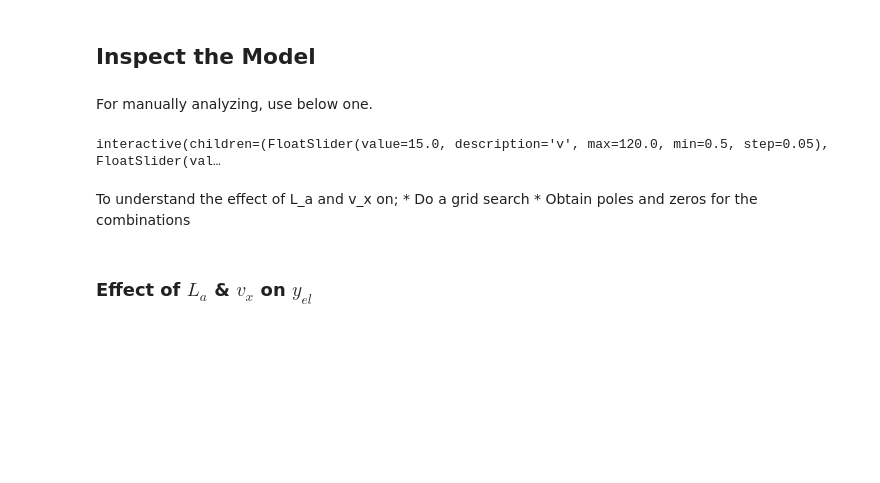
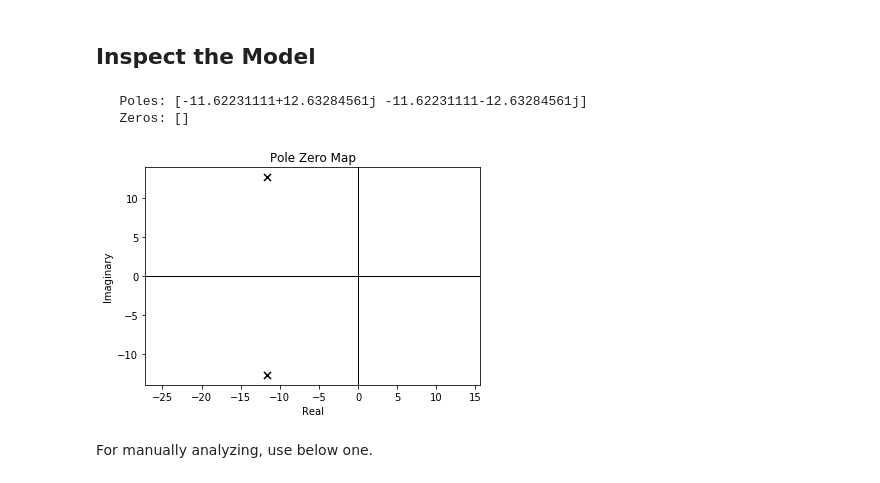
Before and after one commit to berkistayn/me537, a Jupyter notebook: midterm_I_code.ipynb, the cells around one changed output. Saved outputs shown, nothing was run; the diff lists cells and outputs as text; code cells hidden in the pictures; blank space fills up the shorter version.

```diff
--- a/midterm_I_code.ipynb
+++ b/midterm_I_code.ipynb
@@ -18,10 +20,19 @@ l_r_std = 1.42
 C_f_std = 160000
 C_r_std = 180000
 
+def generate_A_globalcoord(v_x, m=m_std, C_f=C_f_std, C_r=C_r_std,
+                 l_f=l_f_std, l_r=l_r_std, I_z=I_z_std):
+    return np.array([
+        [-1*(C_f+C_r)/(m*v_x), (C_r*l_r-C_f*l_f)/(m*v_x) - v_x],
+        [(C_r*l_r+C_f*l_f)/(I_z*v_x), -1*(l_f**2*C_f+l_r**2*C_r)/(I_z*v_x)]
+    ]).reshape(2, 2)
+
+def generate_B_globalcoord(m=m_std, C_f=C_f_std, l_f=l_f_std, I_z=I_z_std):
+    return np.array([C_f/m, l_f*C_f/I_z]).reshape(2, 1)
 
 def generate_A(v_x, L_a, m=m_std, C_f=C_f_std, C_r=C_r_std,
                  l_f=l_f_std, l_r=l_r_std, I_z=I_z_std):
-    A_gen = np.array([[0, 1, 0, 0],
+    return np.array([[0, 1, 0, 0],
                       [0, -1*(C_f+C_r)/(m*v_x),
    L_a*(C_f+C_r)/(m*v_x) + (C_f+C_r)/m
       + L_a*(L_a+v_x)*(C_f*l_f-C_r*l_r)/(I_z*v_x),
@@ -32,47 +43,33 @@ def generate_A(v_x, L_a, m=m_std, C_f=C_f_std, C_r=C_r_std,
    (C_f*l_f-C_r*l_r)/(I_z*v_x)*(L_a+v_x),
    -1*((l_f**2*C_f+l_r**2*C_r)/(I_z*v_x))]
                      ]).reshape(4, 4)
-    return A_gen
 
 def generate_B(L_a, m=m_std, C_f=C_f_std, l_f=l_f_std, I_z=I_z_std):
-    B_gen = np.array([0, C_f/m + L_a*l_f*C_f/I_z,
+    return np.array([0, C_f/m + L_a*l_f*C_f/I_z,
                       0, l_f*C_f/I_z]).reshape(4, 1)
-    return B_gen
 
 def generate_dis(v_x, L_a, m=m_std, C_f=C_f_std, C_r=C_r_std,
                  l_f=l_f_std, l_r=l_r_std, I_z=I_z_std):
-    dis_gen = np.array([0, (C_r*l_r-C_f*l_f)/(m*v_x)
-        - v_x - L_a*(l_f**2*C_f+l_r**2*C_r)/(I_z*v_x)]).reshape(4, 1)
-    return dis_gen
+    return np.array([0, (C_r*l_r-C_f*l_f)/(m*v_x)
+                        - v_x - L_a*(l_f**2*C_f+l_r**2*C_r)/(I_z*v_x), 0,
+        -1*(l_f**2*C_f+l_r**2*C_r)/(I_z*v_x)]).reshape(4, 1)
+
+C = np.array([[1, 0, 0, 0], [0, 0, 1, 0]]).reshape(2, 4)
+D = np.zeros((2, 1))
 # %% [markdown]
 ## Inspect the Model
+# %%
+A_gc = generate_A_globalcoord(v_x=20)
+B_gc = generate_B_globalcoord()
+C_gc = np.identity(2)
+D_gc = np.zeros((2, 1))
+sys_gc = control.ss(A_gc, B_gc, C_gc, D_gc)
+poles, zeros = control.pzmap(sys_gc)
+print("   Poles:", poles)
+print("   Zeros:", zeros)
+# %% [output]
+   Poles: [-11.62231111+12.63284561j -11.62231111-12.63284561j]
+   Zeros: []
+[figure, added]
 # %% [markdown]
 For manually analyzing, use below one.
-# %%
-v_slider = widgets.FloatSlider(min=0.5, max=120, step=0.05, value=15)
-La_slider = widgets.FloatSlider(min=0, max=100, step=0.05, value=10)
-
-@widgets.interact_manual()
-def plot(v=v_slider, L_a=La_slider):
-    A = generate_A(v, L_a)
-    B = generate_B(L_a)
-
-    for output_no in range(A.shape[0]):
-        C = np.zeros((1, 4))
-        C[0, output_no] = 1
-        D = 0
-
-        sys = control.ss(A, B, C, D)
-        poles, zeros = control.pzmap(sys)
-        plt.title("Pole Zero Map ~ Output "+ str(output_no))
-        print("\nFor output", output_no)
-        print("   Poles:", poles)
-        print("   Zeros:", zeros)
-# %% [output]
-interactive(children=(FloatSlider(value=15.0, description='v', max=120.0, min=0.5, step=0.05), FloatSlider(val…
-# %% [markdown]
-To understand the effect of L_a and v_x on;
-    * Do a grid search
-    * Obtain poles and zeros for the combinations
-# %% [markdown]
-### Effect of $L_{a}$ & $v_{x}$ on $y_{el}$
```
Also changed, not shown: parts of 47 cells of this notebook, 1 other file.
